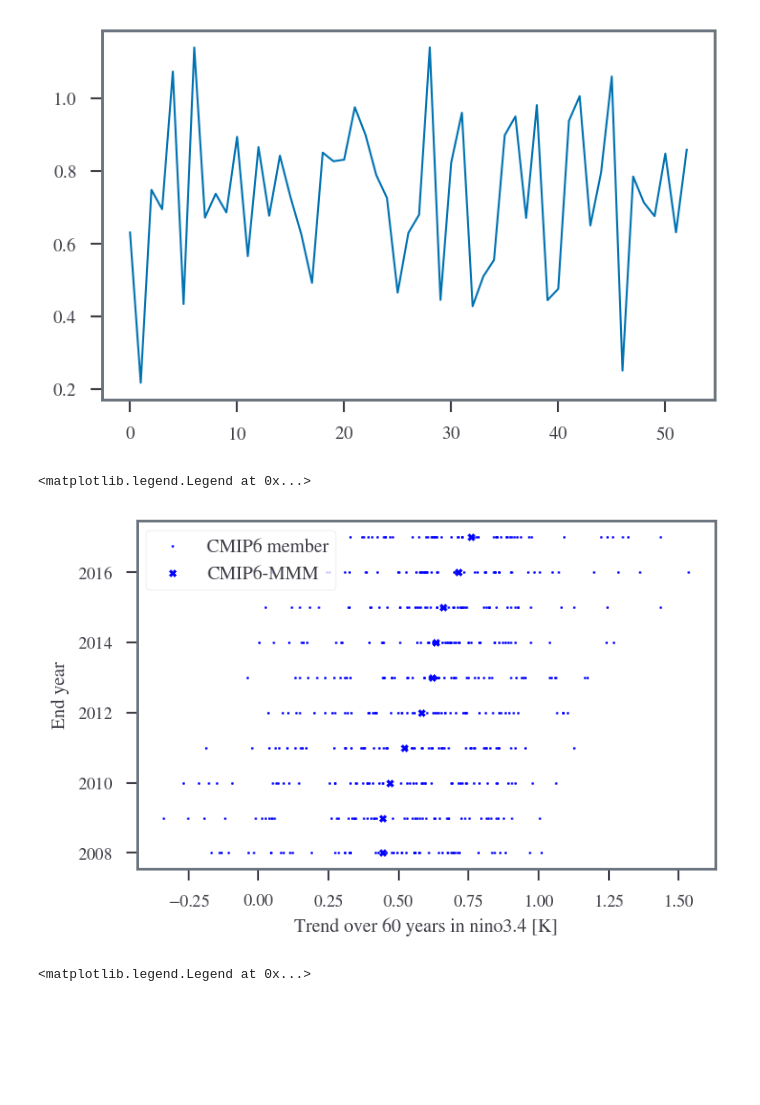
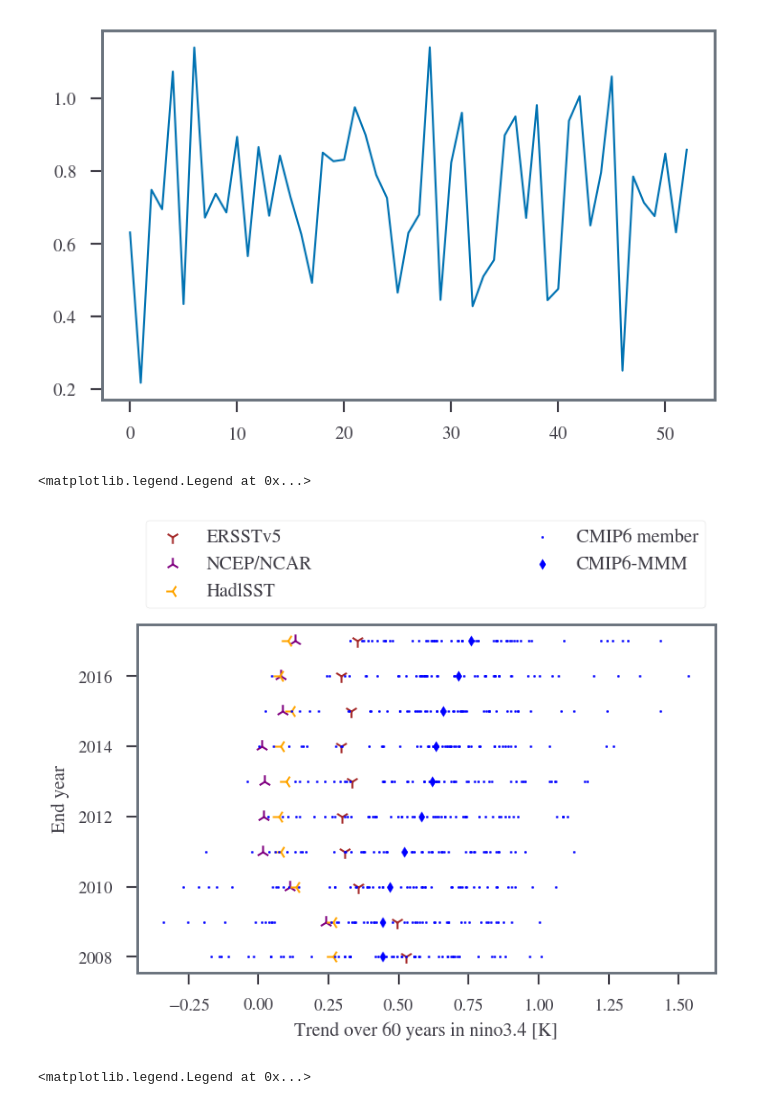
Before and after one commit to sdat2/seager19, a Jupyter notebook: notebooks/exploratory/cmip6-ensemble.ipynb, the cells around one changed output. Cells and saved outputs as stored; diff of their text form; code cells hidden in the pictures; blank space fills up the shorter version.

```diff
--- a/notebooks/exploratory/cmip6-ensemble.ipynb
+++ b/notebooks/exploratory/cmip6-ensemble.ipynb
@@ -106,21 +106,32 @@ plt.plot(tr_da.mean("fin").values)
 [figure]
 # %%
 first = True
+
+plt.scatter(ERSSTv5[:, 0], ERSSTv5[:, 1], color="brown", marker="1", label="ERSSTv5")
+plt.scatter(NCEP_NCAR[:, 0], NCEP_NCAR[:, 1], color="purple", marker="2", label="NCEP/NCAR")
+plt.scatter(HadlSST[:, 0], HadlSST[:, 1], color="orange", marker="3", label="HadlSST")
+
 for fin in range(2008, 2018):
     if first:
         plt.scatter(tr_da.sel(fin=fin).values, [fin for i in range(len(tr_da.sel(fin=fin).values))], marker=".", s=5, color="blue", label="CMIP6 member")
-        plt.scatter(tr_da.sel(fin=fin).mean("member").values, [fin], marker="X", s=15,  color="blue", label="CMIP6-MMM")
+        plt.scatter(tr_da.sel(fin=fin).mean("member").values, [fin], marker="d", s=15,  color="blue", label="CMIP6-MMM")
         first = False
     else:
         plt.scatter(tr_da.sel(fin=fin).values, [fin for i in range(len(tr_da.sel(fin=fin).values))], marker=".", s=5, color="blue")
-        plt.scatter(tr_da.sel(fin=fin).mean("member").values, [fin], marker="X", s=15,  color="blue", )
+        plt.scatter(tr_da.sel(fin=fin).mean("member").values, [fin], marker="d", s=15,  color="blue", )
+
 
 plt.ylabel("End year")
 plt.xlabel("Trend over 60 years in nino3.4 [K]")
-plt.legend()
+plt.legend(
+        bbox_to_anchor=(-0, 1.02, 1, 0.102),
+        loc="lower left",
+        mode="expand",
+        ncol=2,
+    )
 # %% [output]
 <matplotlib.legend.Legend at 0x...>
-[figure, old version]
+[figure, new version]
 # %%
 first = True
 for fin in range(2008, 2028):
```
Also changed, not shown: parts of 2 cells of this notebook.
